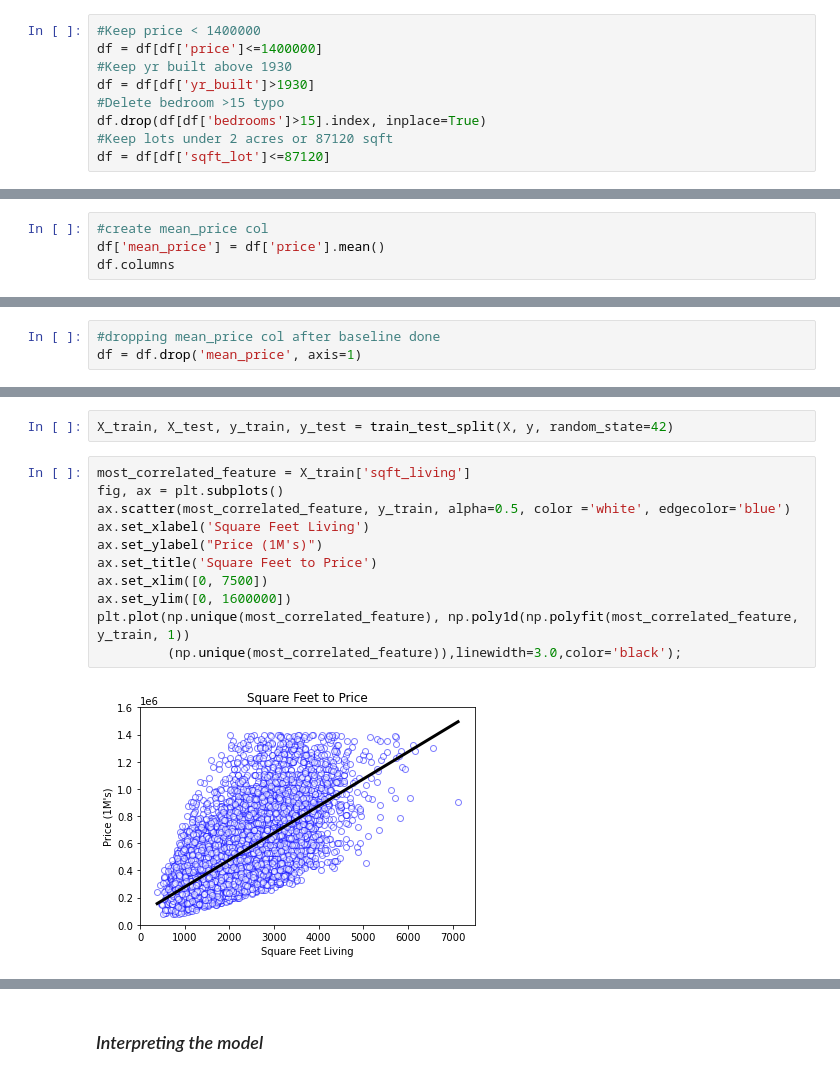
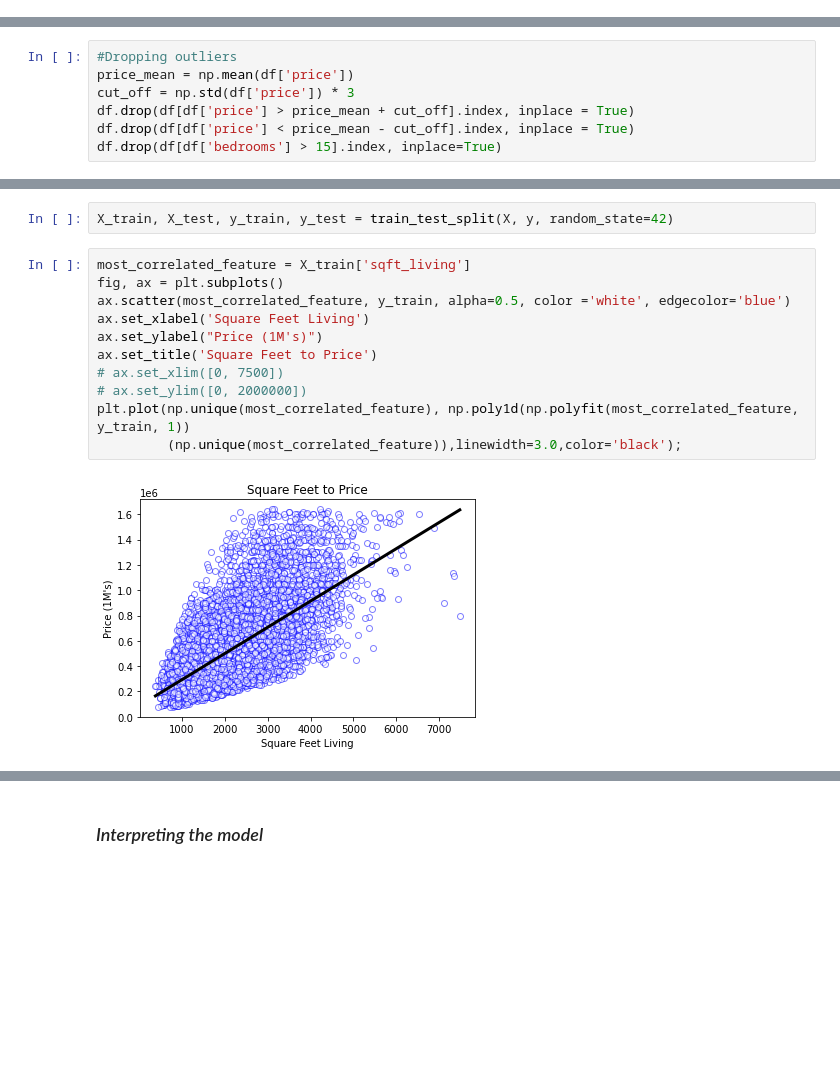
Before and after one commit to cyborgsage/kingco-realestate, a Jupyter notebook: doug_index.ipynb, the cells around one changed output, grey strips where cells are left out. Drawn from its saved outputs; the diff is of its cells as text; blank space fills up the shorter version.

```diff
--- a/doug_index.ipynb
+++ b/doug_index.ipynb
@@ -61,9 +45,0 @@ memory usage: 3.5+ MB
-# %%
-#Keep price < 1400000
-df = df[df['price']<=1400000]
-#Keep yr built above 1930
-df = df[df['yr_built']>1930]
-#Delete bedroom >15 typo
-df.drop(df[df['bedrooms']>15].index, inplace=True)
-#Keep lots under 2 acres or 87120 sqft
-df = df[df['sqft_lot']<=87120]
@@ -158,0 +101,7 @@ condition                        int64
+# %%
+#Dropping outliers
+price_mean = np.mean(df['price'])
+cut_off = np.std(df['price']) * 3
+df.drop(df[df['price'] > price_mean + cut_off].index, inplace = True)
+df.drop(df[df['price'] < price_mean - cut_off].index, inplace = True)
+df.drop(df[df['bedrooms'] > 15].index, inplace=True)
@@ -188,4 +145,0 @@ ax.set_title("Heatmap of Correlation Between Attributes (Including Target)");
-# %%
-#create mean_price col
-df['mean_price'] = df['price'].mean()
-df.columns
@@ -238,3 +150,0 @@ strong multicollinearity problems or that the design matrix is singular.
-# %%
-#dropping mean_price col after baseline done
-df = df.drop('mean_price', axis=1)
@@ -248,16 +252,16 @@ X_train, X_test, y_train, y_test = train_test_split(X, y, random_state=42)
 # %%
 most_correlated_feature = X_train['sqft_living']
 fig, ax = plt.subplots()
 ax.scatter(most_correlated_feature, y_train, alpha=0.5, color ='white', edgecolor='blue')
 ax.set_xlabel('Square Feet Living')
 ax.set_ylabel("Price (1M's)")
 ax.set_title('Square Feet to Price')
-ax.set_xlim([0, 7500])
-ax.set_ylim([0, 1600000])
+# ax.set_xlim([0, 7500])
+# ax.set_ylim([0, 2000000])
 plt.plot(np.unique(most_correlated_feature), np.poly1d(np.polyfit(most_correlated_feature, y_train, 1))
          (np.unique(most_correlated_feature)),linewidth=3.0,color='black');
 # %% [output]
-[figure, old version]
+[figure, new version]
 # %%
 first_formula = 'price ~ sqft_living'
 first_model = ols(first_formula, df).fit()
```
Also changed, not shown: parts of 57 cells of this notebook.
